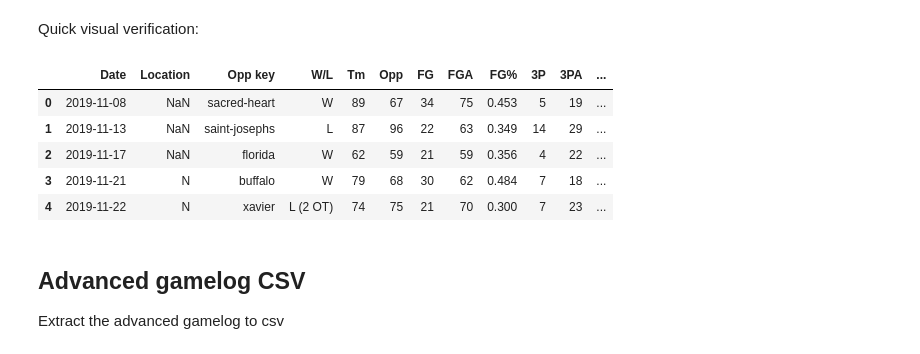
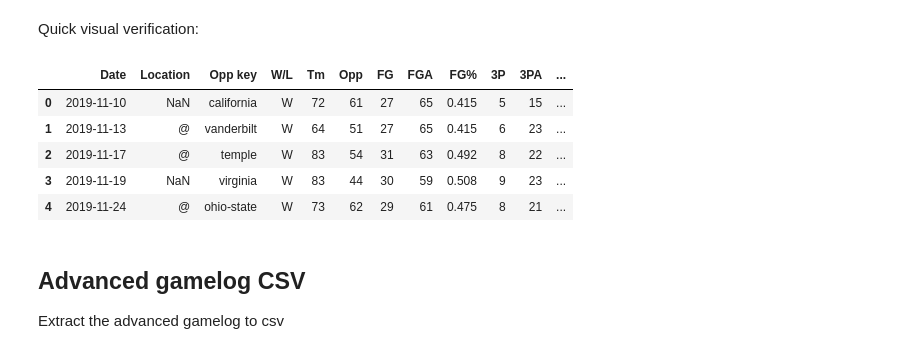
Before and after one commit to mike-taylor99/MLMB, a Jupyter notebook: utils/notebook/training_data.ipynb, the cells around one changed output. Saved outputs shown, nothing was run; the diff lists cells and outputs as text; code cells hidden in the pictures.

```diff
--- a/utils/notebook/training_data.ipynb
+++ b/utils/notebook/training_data.ipynb
@@ -23,5 +46,6 @@ df.head()
 # %%
-SR_SCHOOL_KEYS = [row.to_dict().get('SR key') for index, row in df.iterrows()]
+MENS_SR_SCHOOL_KEYS = [row.to_dict().get('SR key') for index, row in mens_df.iterrows()]
+WOMENS_SR_SCHOOL_KEYS = [row.to_dict().get('SR key') for index, row in womens_df.iterrows()]
 
 def get_gamelog_basic_url(school_key, season, isWomens = False):
     type = 'women' if isWomens else 'men'
@@ -31,8 +55,9 @@ def get_gamelog_advanced_url(school_key, season, isWomens = False):
     type = 'women' if isWomens else 'men'
     return f'https://www.sports-reference.com/cbb/schools/{school_key}/{type}/{season}-gamelogs-advanced.html'
 
-def get_team_season_file_path(school_key, season, filename):
-    file_path = os.path.abspath(f'../../data/seasons/{season}/{school_key}/{filename}')
+def get_team_season_file_path(school_key, season, filename, isWomens = False):
+    type = 'women' if isWomens else 'men'
+    file_path = os.path.abspath(f'../../data/seasons/{season}/{school_key}/{type}/{filename}')
 
     dir = os.path.dirname(file_path)
     if not os.path.exists(dir):
@@ -147,16 +181,16 @@ def create_basic_gamelogs(seasons):
 Quick visual verification:
 # %%
 school_key, season = 'connecticut', 2020
-file_path = get_team_season_file_path(school_key, season, f'{school_key}_basic.csv')
+file_path = get_team_season_file_path(school_key, season, f'{school_key}_basic.csv', isWomens=True)
 team_df = pd.read_csv(file_path)
 team_df.head()
 # %% [output]
 |  | Date | Location | Opp key | W/L | Tm | Opp | FG | FGA | FG% | 3P | 3PA | ... |
-| 0 | 2019-11-08 | NaN | sacred-heart | W | 89 | 67 | 34 | 75 | 0.453 | 5 | 19 | ... |
-| 1 | 2019-11-13 | NaN | saint-josephs | L | 87 | 96 | 22 | 63 | 0.349 | 14 | 29 | ... |
-| 2 | 2019-11-17 | NaN | florida | W | 62 | 59 | 21 | 59 | 0.356 | 4 | 22 | ... |
-| 3 | 2019-11-21 | N | buffalo | W | 79 | 68 | 30 | 62 | 0.484 | 7 | 18 | ... |
-| 4 | 2019-11-22 | N | xavier | L (2 OT) | 74 | 75 | 21 | 70 | 0.300 | 7 | 23 | ... |
+| 0 | 2019-11-10 | NaN | california | W | 72 | 61 | 27 | 65 | 0.415 | 5 | 15 | ... |
+| 1 | 2019-11-13 | @ | vanderbilt | W | 64 | 51 | 27 | 65 | 0.415 | 6 | 23 | ... |
+| 2 | 2019-11-17 | @ | temple | W | 83 | 54 | 31 | 63 | 0.492 | 8 | 22 | ... |
+| 3 | 2019-11-19 | NaN | virginia | W | 83 | 44 | 30 | 59 | 0.508 | 9 | 23 | ... |
+| 4 | 2019-11-24 | @ | ohio-state | W | 73 | 62 | 29 | 61 | 0.475 | 8 | 21 | ... |
 # %% [markdown]
 ## Advanced gamelog CSV
 Extract the advanced gamelog to csv
```
Also changed, not shown: parts of 28 cells of this notebook.
